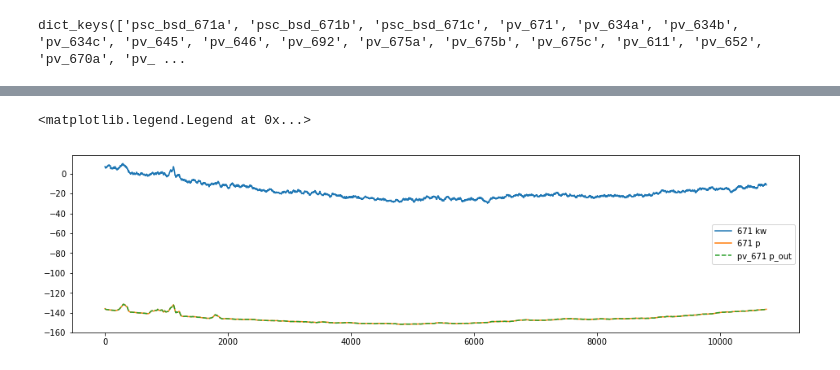
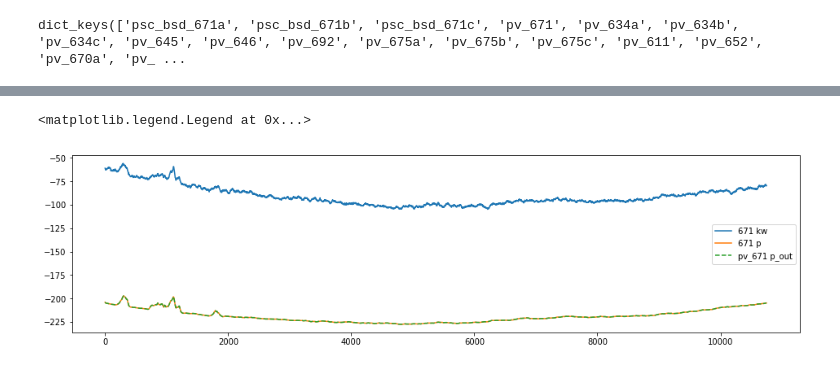
Before and after one commit to lbnl-cybersecurity/ceds-cigar, a Jupyter notebook: pycigar/zzz/Battery_Storage_Controller_Test_IEEE_13.ipynb, the cells around one changed output, grey strips where cells are left out. Saved outputs shown, nothing was run; the diff lists cells and outputs as text; code cells hidden in the pictures.

```diff
--- a/pycigar/zzz/Battery_Storage_Controller_Test_IEEE_13.ipynb
+++ b/pycigar/zzz/Battery_Storage_Controller_Test_IEEE_13.ipynb
@@ -353,12 +345,12 @@ plt.legend()
 # %%
 fig1 = plt.figure(figsize = [16, 4])
-plt.plot(Logger.log_dict['671']['kw']-Logger.log_dict['671']['p'],label="671 kw")
+plt.plot(Logger.log_dict['671']['kw'],label="671 kw")
 plt.plot(Logger.log_dict['671']['p'],label="671 p")
 plt.plot(Logger.log_dict['pv_671']['p_out'],'--',label="pv_671 p_out")
 # plt.title('Battery State of Charge - External Control')
 # plt.xlabel('Time [s]')
 # plt.xlabel('SOC')
 plt.legend()
 # %% [output]
 <matplotlib.legend.Legend at 0x...>
-[figure, old version]
+[figure, new version]
```
Also changed, not shown: parts of 9 cells of this notebook, 4 other files.
